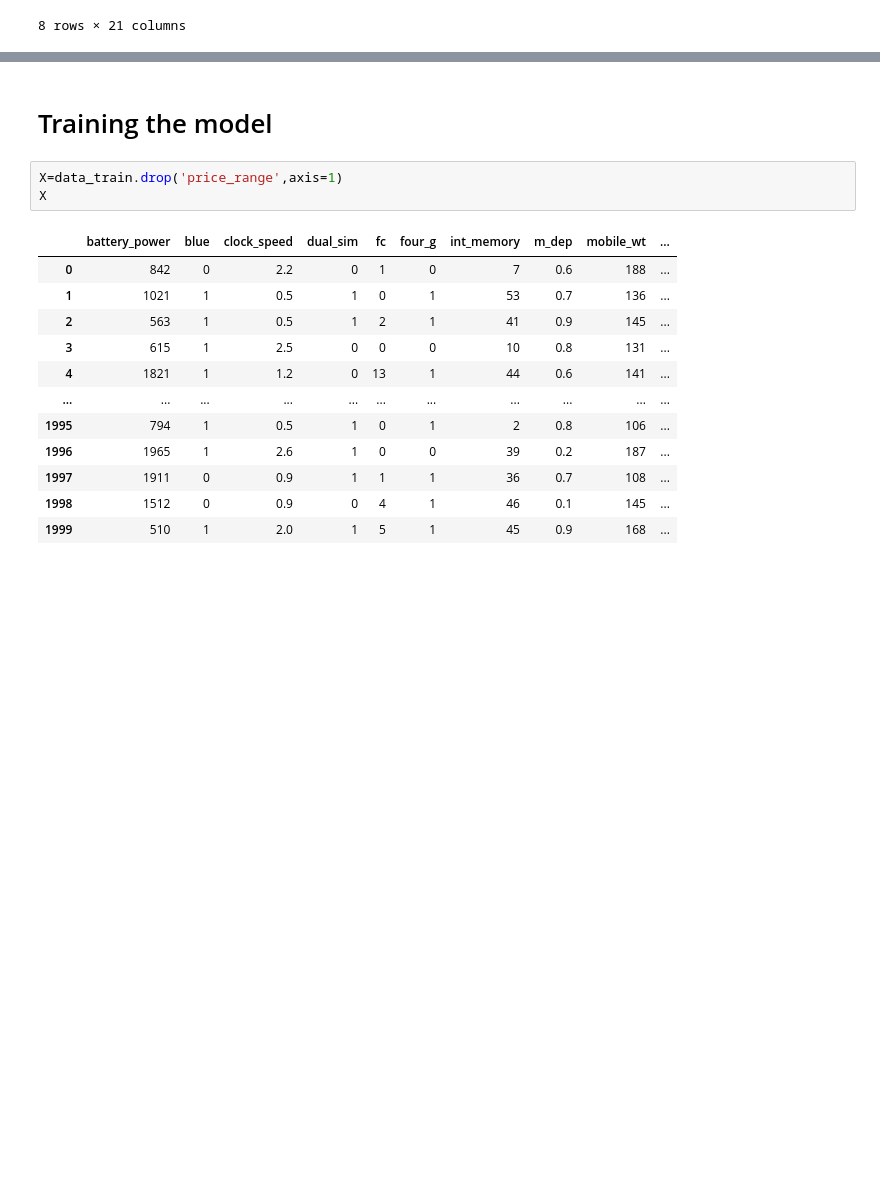
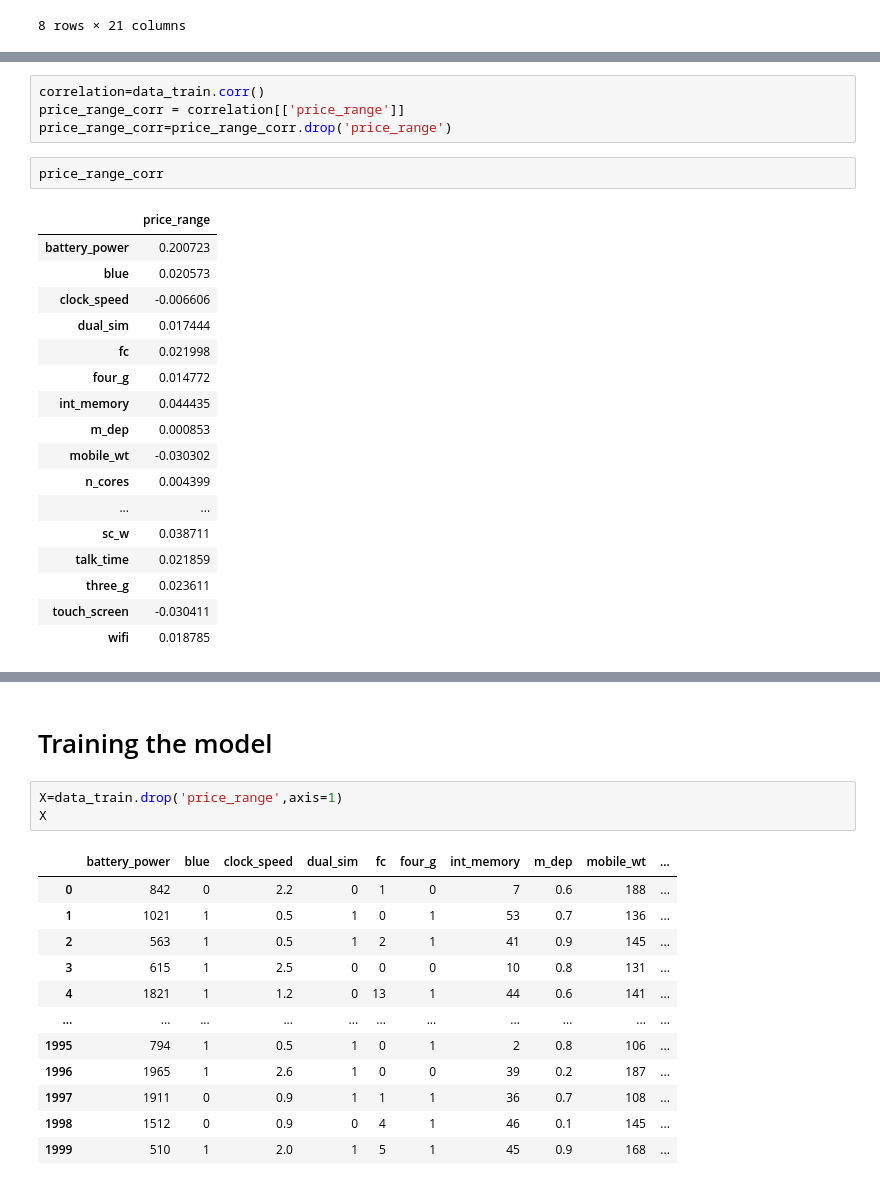
Before and after one commit to DEADBODY142/Mobile-price-range-classification, a Jupyter notebook: attempt.ipynb, the cells around one changed output, grey strips where cells are left out. Drawn from its saved outputs; the diff is of its cells as text; blank space fills up the shorter version.

```diff
--- a/attempt.ipynb
+++ b/attempt.ipynb
@@ -90,0 +96,24 @@ data_train.plot(kind='box',figsize=(15,10))
+# %%
+correlation=data_train.corr()
+price_range_corr = correlation[['price_range']]
+price_range_corr=price_range_corr.drop('price_range')
+# %%
+price_range_corr
+# %% [output]
+|  | price_range |
+| battery_power | 0.200723 |
+| blue | 0.020573 |
+| clock_speed | -0.006606 |
+| dual_sim | 0.017444 |
+| fc | 0.021998 |
+| four_g | 0.014772 |
+| int_memory | 0.044435 |
+| m_dep | 0.000853 |
+| mobile_wt | -0.030302 |
+| n_cores | 0.004399 |
+| ... | ... |
+| sc_w | 0.038711 |
+| talk_time | 0.021859 |
+| three_g | 0.023611 |
+| touch_screen | -0.030411 |
+| wifi | 0.018785 |
```
Also changed, not shown: parts of 23 cells of this notebook.
